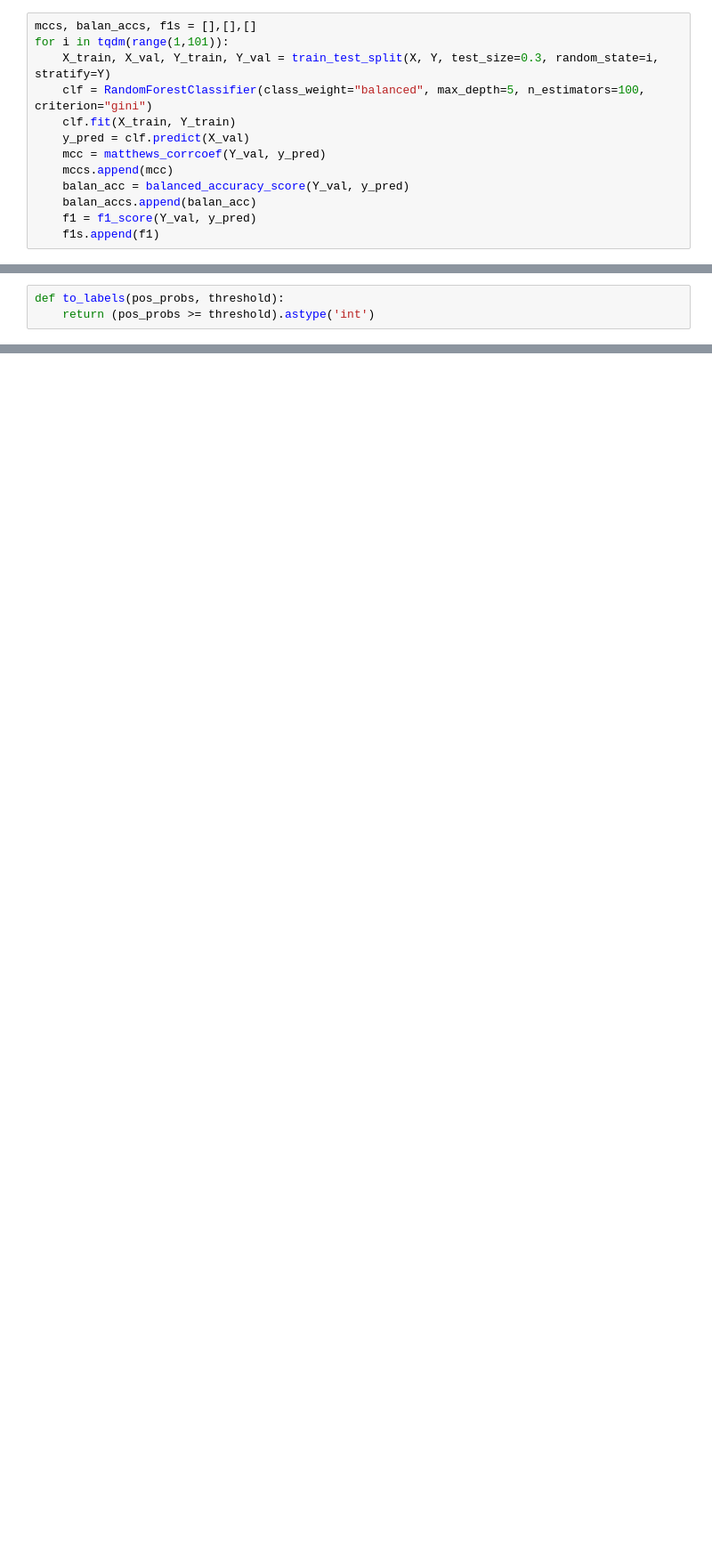
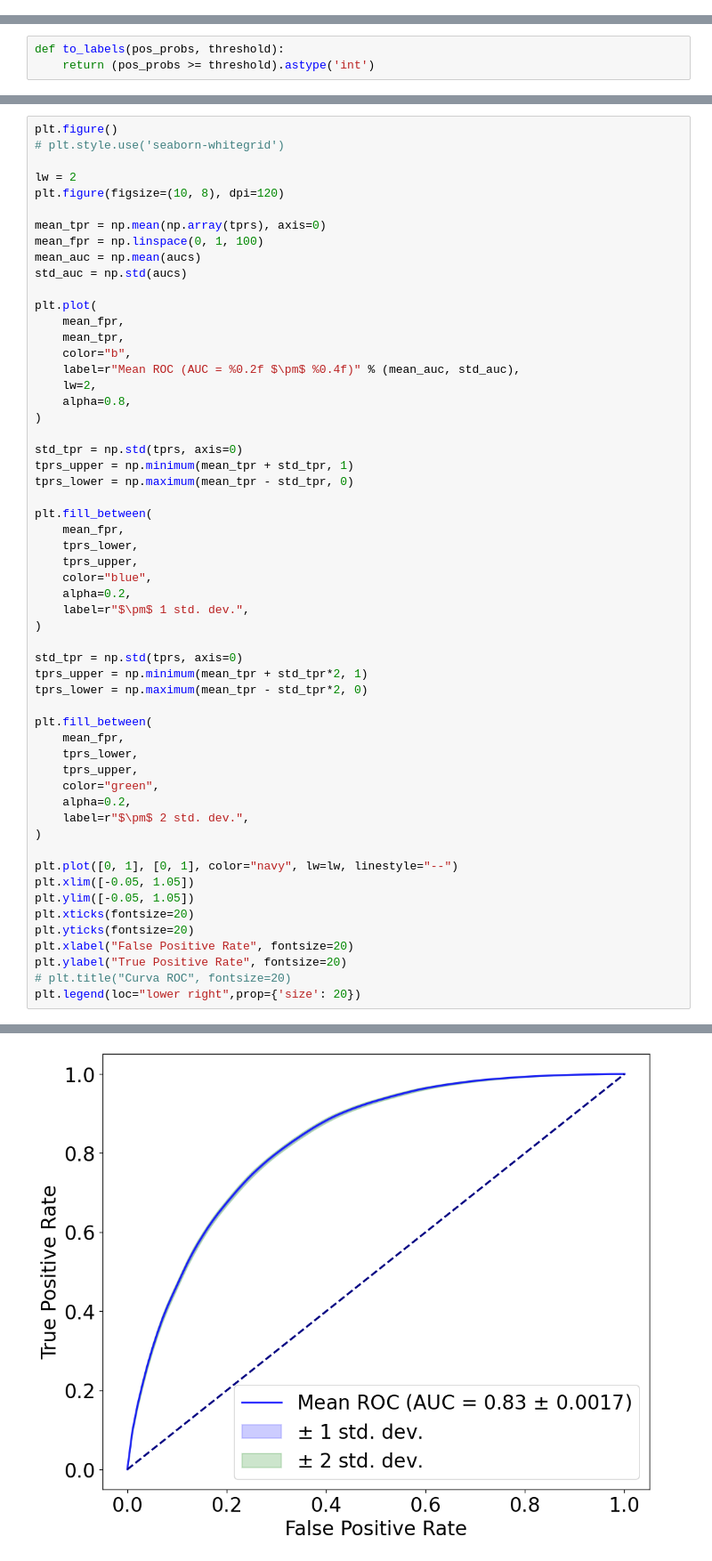
Before and after one commit to gondimjoaom/IA024, a Jupyter notebook: avc_dataset/RandomForests.ipynb, the cells around one changed output, grey strips where cells are left out. Shown: that part at 89% size. Saved outputs shown, nothing was run; the diff lists cells and outputs as text; blank space fills up the shorter version.

```diff
--- a/avc_dataset/RandomForests.ipynb
+++ b/avc_dataset/RandomForests.ipynb
@@ -68,13 +71,0 @@ from sklearn.metrics import f1_score, matthews_corrcoef, accuracy_score,classifi
-# %%
-mccs, balan_accs, f1s = [],[],[]
-for i in tqdm(range(1,101)):
-    X_train, X_val, Y_train, Y_val = train_test_split(X, Y, test_size=0.3, random_state=i, stratify=Y)
-    clf = RandomForestClassifier(class_weight="balanced", max_depth=5, n_estimators=100, criterion="gini")
-    clf.fit(X_train, Y_train)
-    y_pred = clf.predict(X_val)
-    mcc = matthews_corrcoef(Y_val, y_pred)
-    mccs.append(mcc)
-    balan_acc = balanced_accuracy_score(Y_val, y_pred)
-    balan_accs.append(balan_acc)
-    f1 = f1_score(Y_val, y_pred)
-    f1s.append(f1)
@@ -91,0 +113,57 @@ def to_labels(pos_probs, threshold):
+# %%
+plt.figure()
+# plt.style.use('seaborn-whitegrid')
+
+lw = 2
+plt.figure(figsize=(10, 8), dpi=120)
+
+mean_tpr = np.mean(np.array(tprs), axis=0)
+mean_fpr = np.linspace(0, 1, 100)
+mean_auc = np.mean(aucs)
+std_auc = np.std(aucs)
+
+plt.plot(
+    mean_fpr,
+    mean_tpr,
+    color="b",
+    label=r"Mean ROC (AUC = %0.2f $\pm$ %0.4f)" % (mean_auc, std_auc),
+    lw=2,
+    alpha=0.8,
+)
+
+std_tpr = np.std(tprs, axis=0)
+tprs_upper = np.minimum(mean_tpr + std_tpr, 1)
+tprs_lower = np.maximum(mean_tpr - std_tpr, 0)
+
+plt.fill_between(
+    mean_fpr,
+    tprs_lower,
+    tprs_upper,
+    color="blue",
+    alpha=0.2,
+    label=r"$\pm$ 1 std. dev.",
+)
+
+std_tpr = np.std(tprs, axis=0)
+tprs_upper = np.minimum(mean_tpr + std_tpr*2, 1)
+tprs_lower = np.maximum(mean_tpr - std_tpr*2, 0)
+
+plt.fill_between(
+    mean_fpr,
+    tprs_lower,
+    tprs_upper,
+    color="green",
+    alpha=0.2,
+    label=r"$\pm$ 2 std. dev.",
+)
+
+plt.plot([0, 1], [0, 1], color="navy", lw=lw, linestyle="--")
+plt.xlim([-0.05, 1.05])
+plt.ylim([-0.05, 1.05])
+plt.xticks(fontsize=20)
+plt.yticks(fontsize=20)
+plt.xlabel("False Positive Rate", fontsize=20)
+plt.ylabel("True Positive Rate", fontsize=20)
+# plt.title("Curva ROC", fontsize=20)
+plt.legend(loc="lower right",prop={'size': 20})
+# %% [output]
@@ -92 +172,2 @@ def to_labels(pos_probs, threshold):
+[figure, added]
 # %%
```
Also changed, not shown: parts of 20 cells of this notebook, 2 other files.
